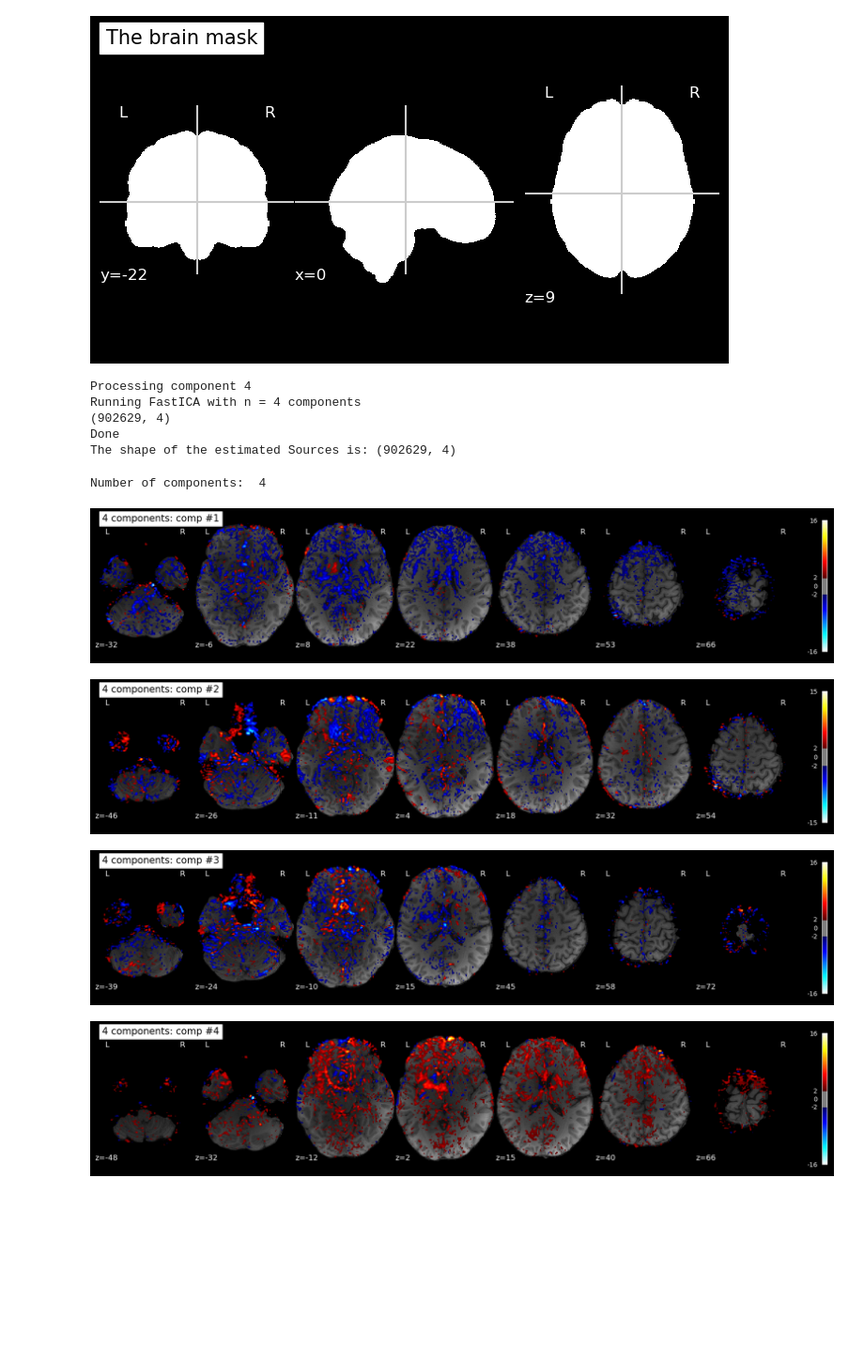
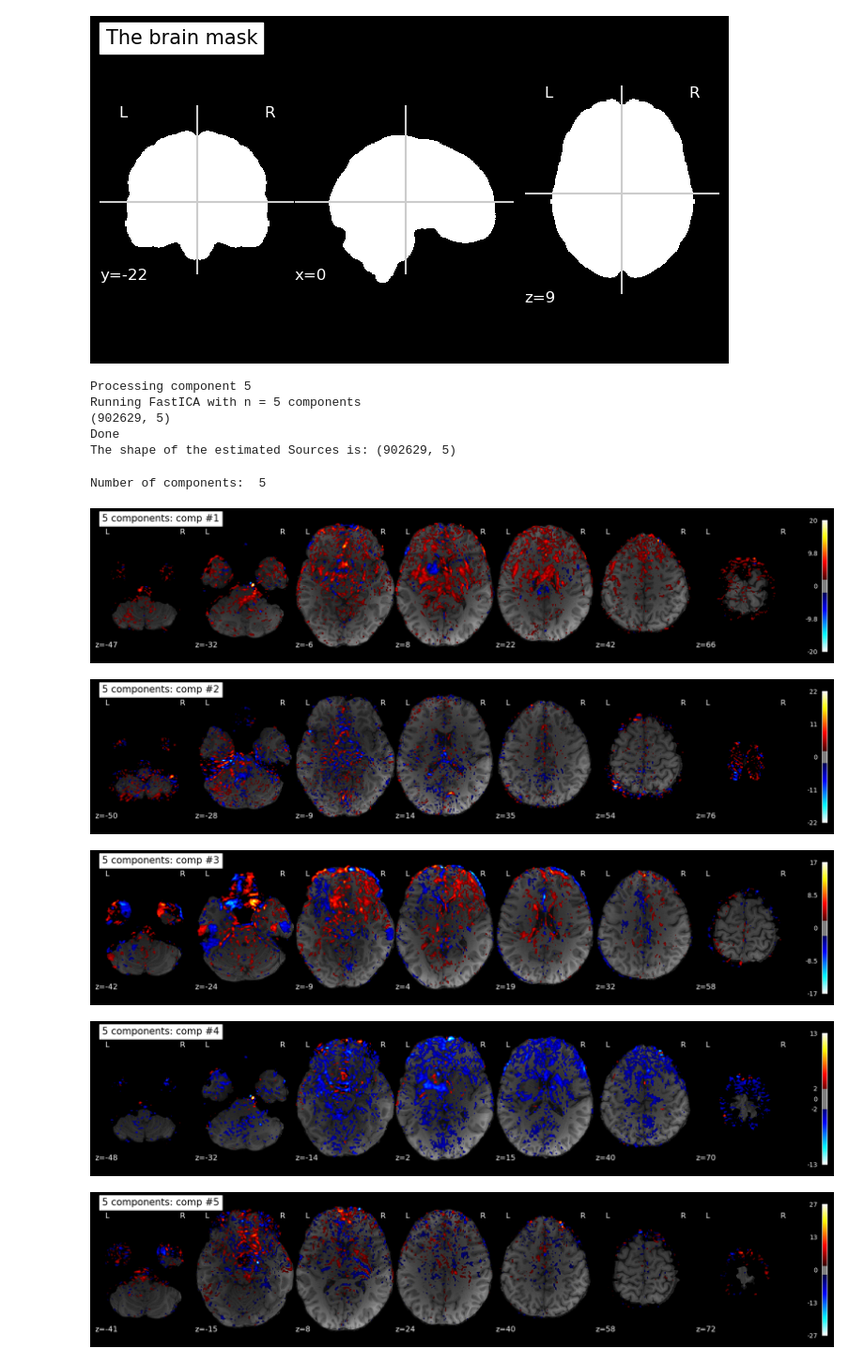
Before and after one commit to Rose-Kapps/NSSPMini_Project1, a Jupyter notebook: mini_project_1.ipynb, the cells around one changed output. Shown at 94% size. Drawn from its saved outputs; the diff is of its cells as text; code cells hidden in the pictures; blank space fills up the shorter version.

```diff
--- a/mini_project_1.ipynb
+++ b/mini_project_1.ipynb
@@ -1118,7 +1179,7 @@ Extracting data from /home/jovyan/nilearn_data/icbm152_2009/e05b733c275cab0eec85
 # %%
 # --- Run ICA ---
 S_dict = {}
-nb_components = [4]  # you can change this
+nb_components = [5]  # you can change this
 
 for n in nb_components:
     print(f"Processing component {n}")
@@ -1137,30 +1198,31 @@ for n in nb_components:
 
 print("The shape of the estimated Sources is: {}".format(S_.shape))
 # %% [output]
-Processing component 4
-Running FastICA with n = 4 components
-(902629, 4)
+Processing component 5
+Running FastICA with n = 5 components
+(902629, 5)
 Done
-The shape of the estimated Sources is: (902629, 4)
+The shape of the estimated Sources is: (902629, 5)
 # %%
 # --- Plot components ---
 T1w_img = nib.load(op.join(data_path, 'data/subject101410/derivatives/preprocessed_data/sub-101410/anat/sub-101410_T1w.nii.gz'))
 
 for n in nb_components:
     print('Number of components: ', n)
     S_ = S_dict[n].copy()
-    for idx, s in enumerate(S_.T[:min(4, S_.T.shape[0]), :]):
+    for idx, s in enumerate(S_.T[:min(5, S_.T.shape[0]), :]):
         s_img = nib.Nifti1Image(np.reshape(s, (x, y, z)), affine)
         data = masker.fit_transform(s_img)
         masked_ = masker.inverse_transform(data)
         plot_stat_map(masked_, display_mode="z",
                       title=f'{n} components: comp #{idx+1}',
                       colorbar=True, black_bg=True,
                       threshold=2*np.std(s), bg_img=T1w_img)
         plt.show()
 # %% [output]
-Number of components:  4
+Number of components:  5
-[figure, old version]
+[figure, new version]
-[figure, old version]
+[figure, new version]
-[figure, old version]
+[figure, new version]
-[figure, old version]
+[figure, new version]
+[figure, added]
```
Also changed, not shown: parts of 3 cells of this notebook.
